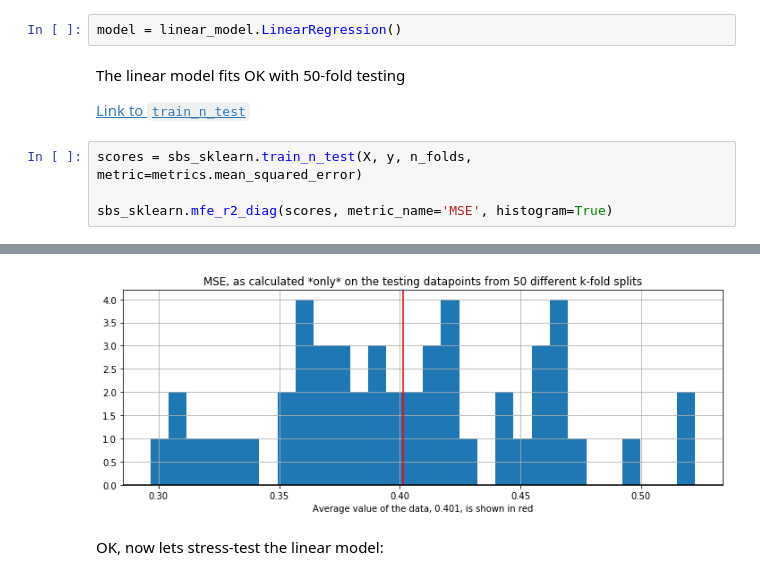
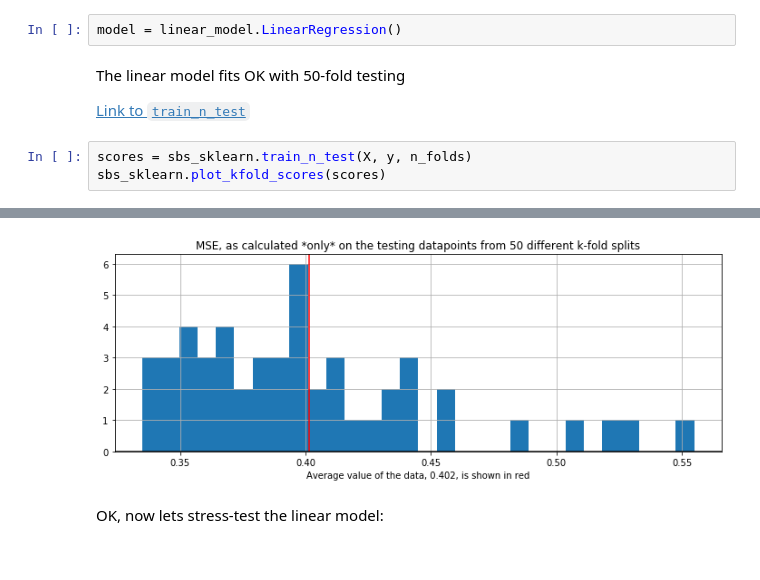
Before and after one commit to jeremy-large/ox-sbs-ml-bd, a Jupyter notebook: notebooks/class_3.ipynb, the cells around one changed output, grey strips where cells are left out. Drawn from its saved outputs; the diff is of its cells as text.

```diff
--- a/notebooks/class_3.ipynb
+++ b/notebooks/class_3.ipynb
@@ -96,9 +96,8 @@ model = linear_model.LinearRegression()
 # %% [markdown]
 The linear model fits OK with 50-fold testing
 
-[Link to `train_n_test`](https://github.com/jeremy-large/ox-sbs-ml-bd/blob/master/lib/sbs_sklearn.py#L31)
+[Link to `train_n_test`](https://github.com/jeremy-large/ox-sbs-ml-bd/blob/master/lib/sbs_sklearn.py#L21)
 # %%
-scores = sbs_sklearn.train_n_test(X, y, n_folds, metric=metrics.mean_squared_error)
-
-sbs_sklearn.mfe_r2_diag(scores, metric_name='MSE', histogram=True)
+scores = sbs_sklearn.train_n_test(X, y, n_folds)
+sbs_sklearn.plot_kfold_scores(scores)
 # %% [output]
@@ -106,4 +105,4 @@ sbs_sklearn.mfe_r2_diag(scores, metric_name='MSE', histogram=True)
-[figure, old version]
+[figure, new version]
 # %% [markdown]
 OK, now lets stress-test the linear model:
 # %%
```
Also changed, not shown: parts of 7 cells of this notebook.
